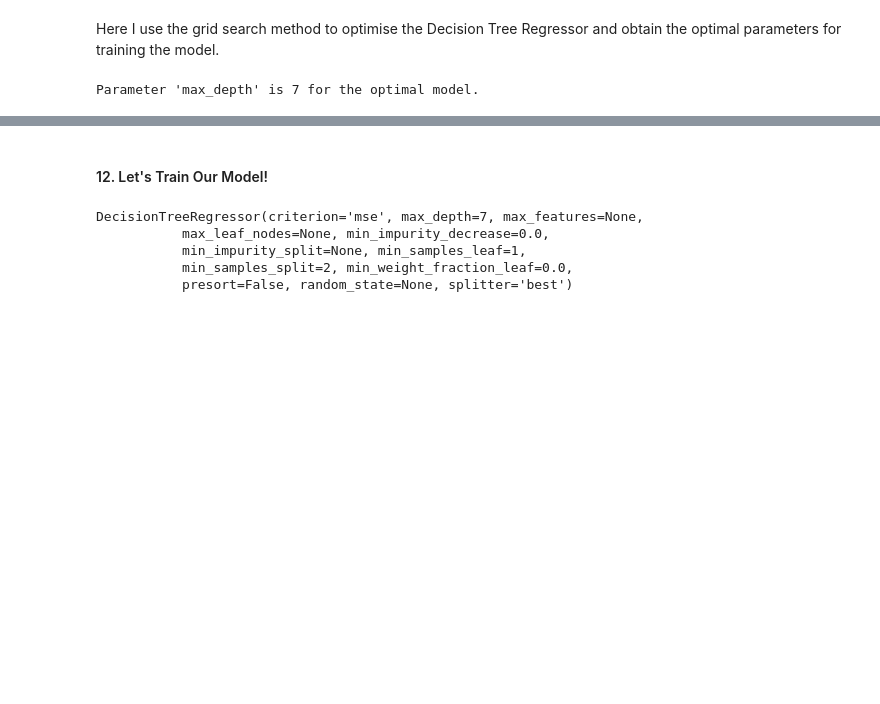
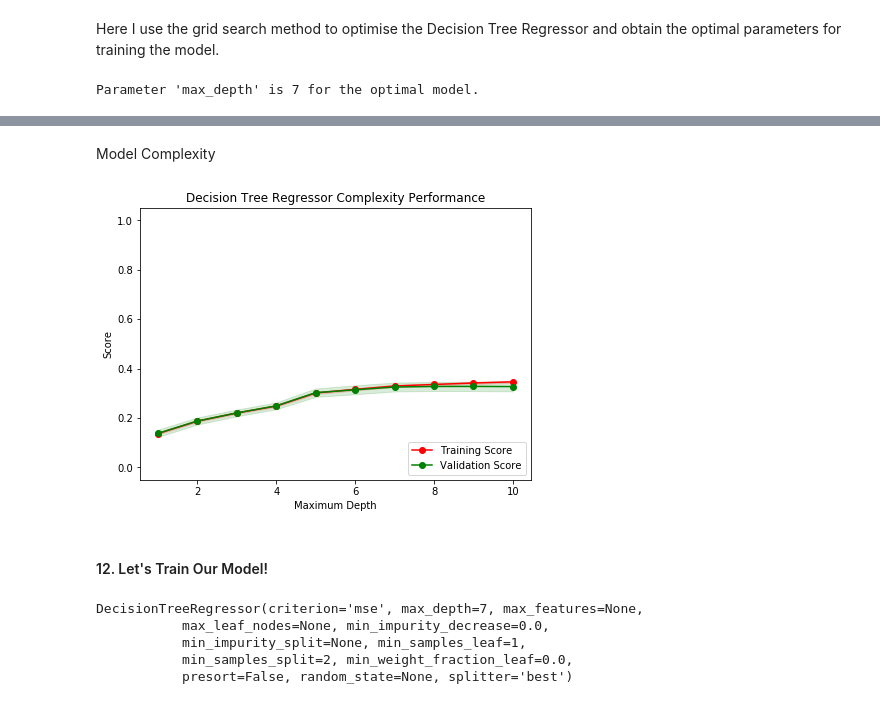
Before and after one commit to RachaelMahon/sentencing_capstone, a Jupyter notebook: UK Criminal Sentencing Regression.ipynb, the cells around one changed output, grey strips where cells are left out. Drawn from its saved outputs; the diff is of its cells as text; code cells hidden in the pictures; blank space fills up the shorter version.

```diff
--- a/UK Criminal Sentencing Regression.ipynb
+++ b/UK Criminal Sentencing Regression.ipynb
@@ -600,3 +557,9 @@ plt.show()
+# %% [markdown]
+Model Complexity
+# %%
+vs.ModelComplexity(X_train, y_train)
+# %% [output]
+[figure, added]
 # %% [markdown]
 #### 12. Let's Train Our Model!
 # %%
```
Also changed, not shown: parts of 3 cells of this notebook, 2 other files.
